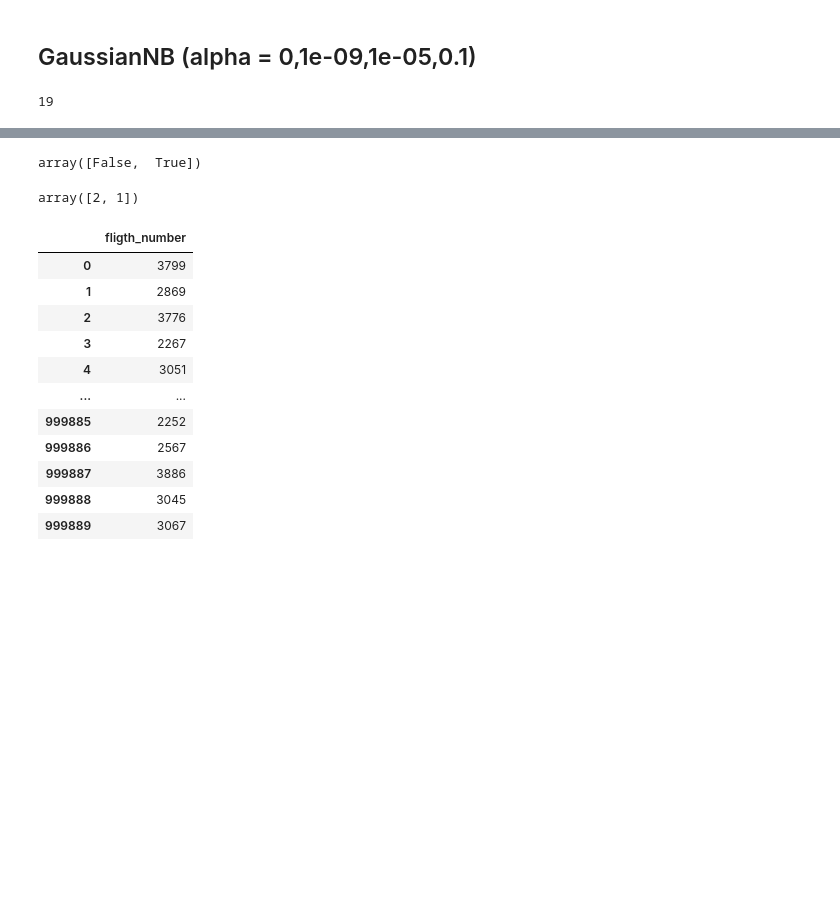
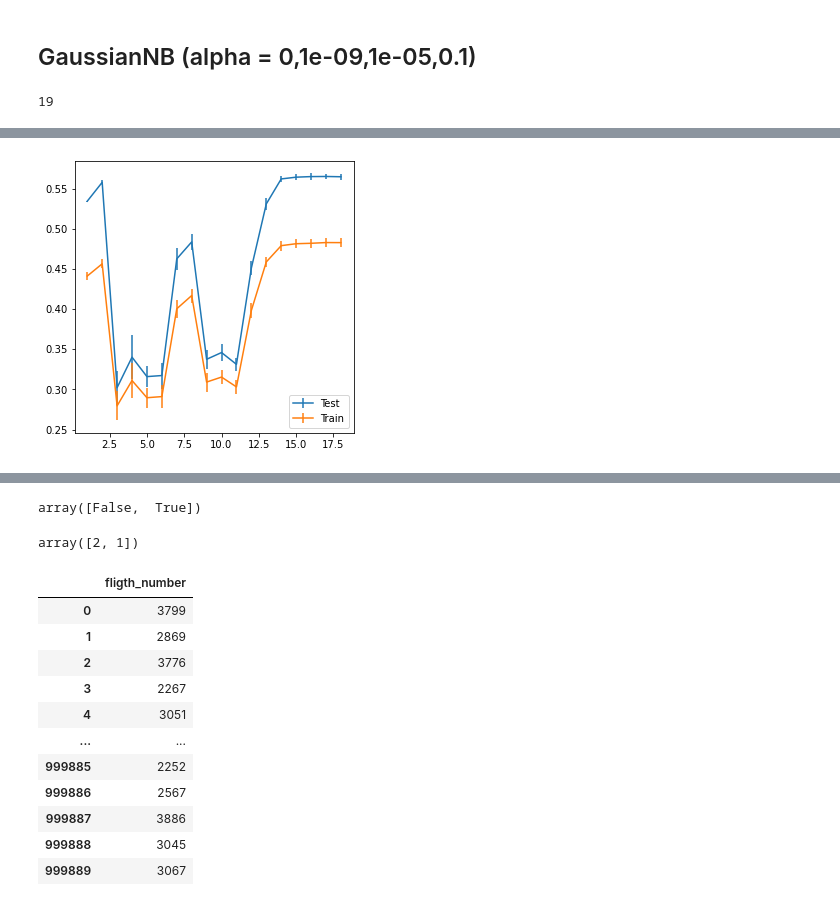
Before and after one commit to EBNoir/TICS411, a Jupyter notebook: Proyecto2/NaiveBayes.ipynb, the cells around one changed output, grey strips where cells are left out. Cells and saved outputs as stored; diff of their text form; code cells hidden in the pictures; blank space fills up the shorter version.

```diff
--- a/Proyecto2/NaiveBayes.ipynb
+++ b/Proyecto2/NaiveBayes.ipynb
@@ -92,8 +92,3 @@ Index(['fligth_number', 'distance', 'denied_boarding', 'pax_midlow',
        'out_of_stock', 'dom_cnx', 'int_cnx', 'p2p', 'capacity', 'bookings',
        'origin_int', 'destination_int', 'revenues_usd_discr', 'mes', 'hora'],
       dtype='object')
-# %%
-for i in df_procesado.columns:
-    plt.figure()
-    plt.title(i)
-    display(pd.DataFrame(df_procesado[i].value_counts()), df_procesado[i].hist())
@@ -401,7 +295,7 @@ while(m < len(df_procesado.columns)):
 
     for j in [0,1e-09,1e-05,0.1]:
     #Crear un objeto de KFold cross validation
-        k = 100
+        k = 50
         kf = KFold(n_splits = k, shuffle = True, random_state = 42)
 
         NB = GaussianNB(var_smoothing = j)
@@ -447,9 +341,9 @@ while(m < len(df_procesado.columns)):
 
                 print(i, end=" ")
         if j == 0: Gaussian0.append([TrainF1Score_general[len(TrainF1Score_general)-1],TestF1Score_general[len(TestF1Score_general)-1]])
-        if j == 1: Gaussian1.append([TrainF1Score_general[len(TrainF1Score_general)-1],TestF1Score_general[len(TestF1Score_general)-1]])
-        if j == 2: Gaussian2.append([TrainF1Score_general[len(TrainF1Score_general)-1],TestF1Score_general[len(TestF1Score_general)-1]])
-        if j == 3: Gaussian3.append([TrainF1Score_general[len(TrainF1Score_general)-1],TestF1Score_general[len(TestF1Score_general)-1]])
+        if j == 1e-09: Gaussian1.append([TrainF1Score_general[len(TrainF1Score_general)-1],TestF1Score_general[len(TestF1Score_general)-1]])
+        if j == 1e-05: Gaussian2.append([TrainF1Score_general[len(TrainF1Score_general)-1],TestF1Score_general[len(TestF1Score_general)-1]])
+        if j == 0.1: Gaussian3.append([TrainF1Score_general[len(TrainF1Score_general)-1],TestF1Score_general[len(TestF1Score_general)-1]])
         print("\nF1-score modelo para training: ", TrainF1Score_general[len(TrainF1Score_general)-1].mean(), "+-", TrainF1Score_general[len(TrainF1Score_general)-1].std())
         print("F1-score modelo para test: ", TestF1Score_general[len(TestF1Score_general)-1].mean(), "+-", TestF1Score_general[len(TestF1Score_general)-1].std())
     m+=1
@@ -557 +451,20 @@ F1-score modelo para test:  0.4624696522361956 +- 0.005994122215572507
 ... (42 outputs left out)
+# %%
+TrainMeans = []
+TrainSTD = []
+TestMeans = []
+TestSTD = []
+
+for i in range(len(Gaussian0)):
+    TrainMeans.append(Gaussian0[i][0].mean())
+    TrainSTD.append(Gaussian0[i][0].std())
+    TestMeans.append(Gaussian0[i][1].mean())
+    TestSTD.append(Gaussian0[i][1].std())
+
+plt.figure(figsize=(5,5))
+plt.errorbar(range(1,len(df_procesado.columns)), TrainMeans, TrainSTD, label = "Test")
+plt.errorbar(range(1,len(df_procesado.columns)), TestMeans, TestSTD, label = "Train")
+plt.legend()
+plt.show()
+# %% [output]
+[figure, added]
```
Also changed, not shown: parts of 16 cells of this notebook.
